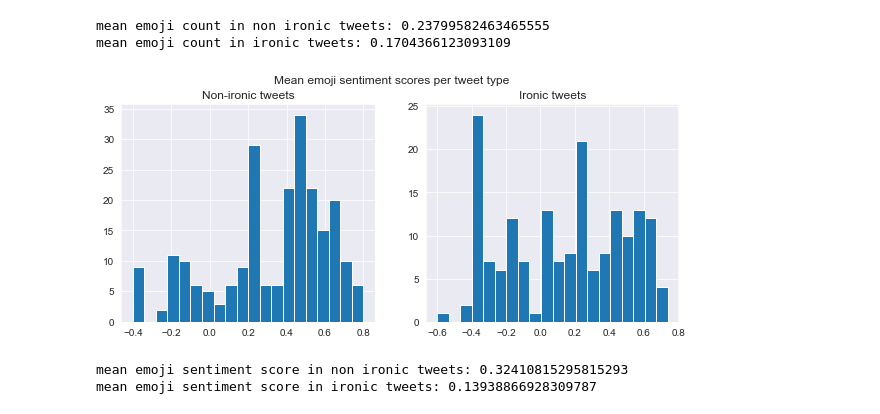
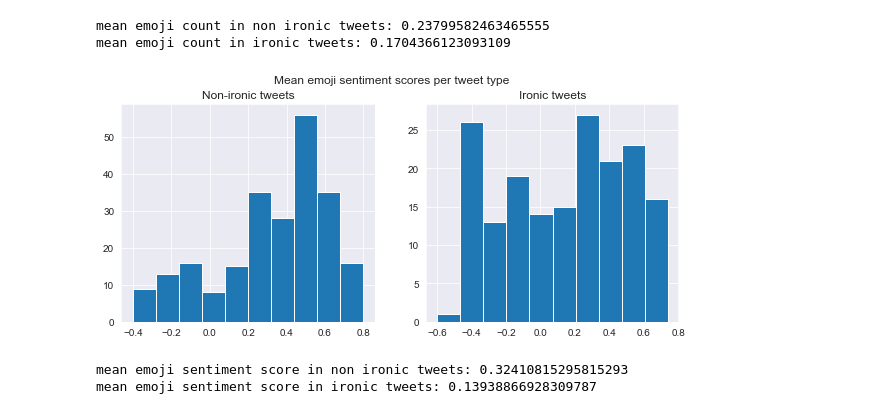
Before and after one commit to mgjenero/FER-TAR, a Jupyter notebook: dataset_analysis_and_preprocessing_task_a.ipynb, the cells around one changed output. Cells and saved outputs as stored; diff of their text form; code cells hidden in the pictures.

```diff
--- a/dataset_analysis_and_preprocessing_task_a.ipynb
+++ b/dataset_analysis_and_preprocessing_task_a.ipynb
@@ -113,18 +113,18 @@ mean emoji count in ironic tweets: 0.1704366123093109
 # %%
 fig, (ax1, ax2) = plt.subplots(1, 2, figsize=(10, 4))
 fig.suptitle("Mean emoji sentiment scores per tweet type")
 
 nonironic_emoji_sentiment_scores = train_df[train_df["label"] == 0]["emoji_sentiment_scores"]
-ax1.hist(nonironic_emoji_sentiment_scores[nonironic_emoji_sentiment_scores.notnull()], bins=20)
+ax1.hist(nonironic_emoji_sentiment_scores[nonironic_emoji_sentiment_scores.notnull()], bins=10)
 ax1.set_title("Non-ironic tweets")
 
 ironic_emoji_sentiment_scores = train_df[train_df["label"] == 1]["emoji_sentiment_scores"]
-ax2.hist(ironic_emoji_sentiment_scores[ironic_emoji_sentiment_scores.notnull()], bins=20)
+ax2.hist(ironic_emoji_sentiment_scores[ironic_emoji_sentiment_scores.notnull()], bins=10)
 ax2.set_title("Ironic tweets")
 
 plt.show()
 # %% [output]
-[figure, old version]
+[figure, new version]
 # %%
 print("mean emoji sentiment score in non ironic tweets:",
      nonironic_emoji_sentiment_scores[nonironic_emoji_sentiment_scores.notnull()].mean())
```
Also changed, not shown: 4 other files.
